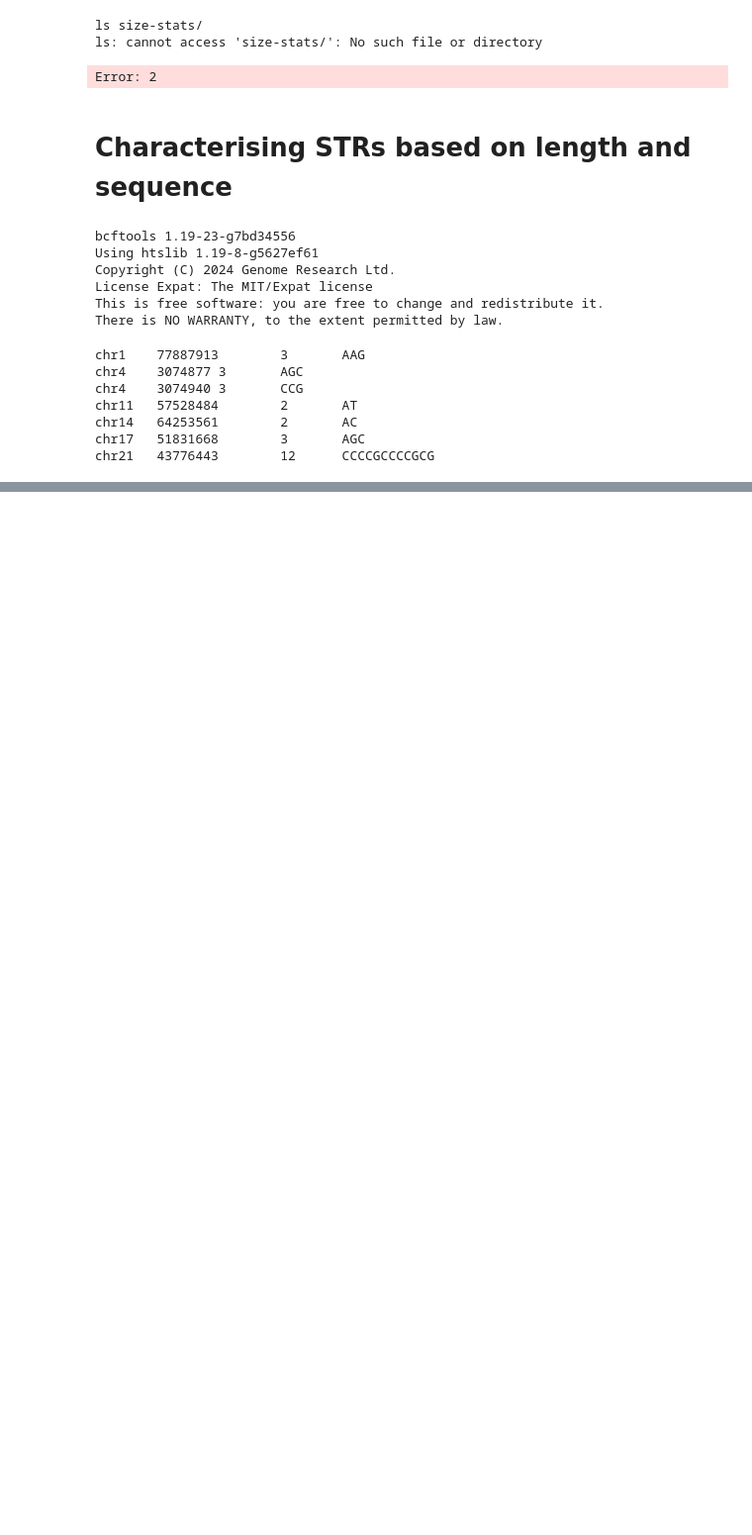
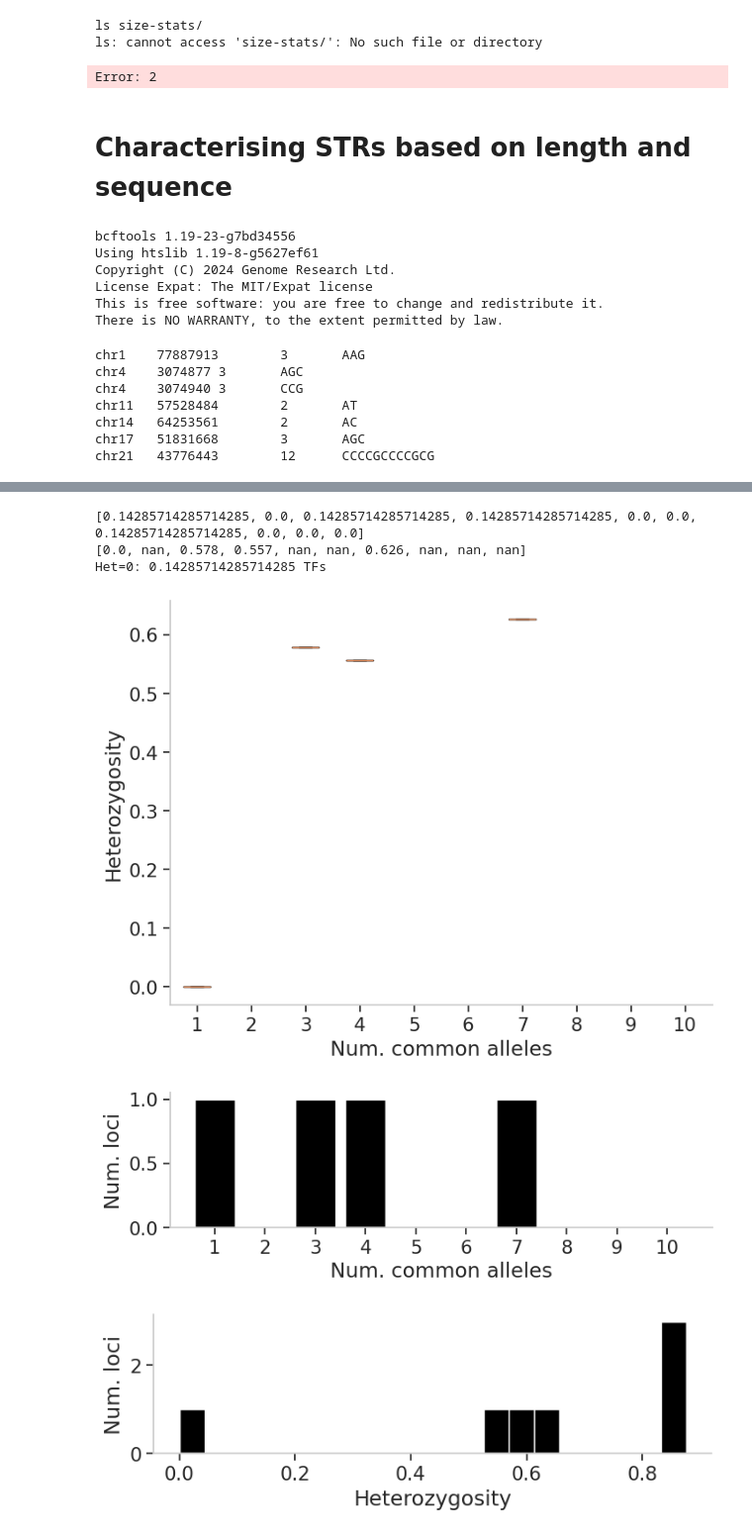
Before and after one commit to yli091230/genotyping_repeats_tutorial, a Jupyter notebook: Part 2 downstream.ipynb, the cells around one changed output, grey strips where cells are left out. Shown: that part at 99% size. Drawn from its saved outputs; the diff is of its cells as text; code cells hidden in the pictures; blank space fills up the shorter version.

```diff
--- a/Part 2 downstream.ipynb
+++ b/Part 2 downstream.ipynb
@@ -224,0 +322,73 @@ for (chrom, pos, name, expthresh) in [("chr17", 51831667, "CA10", 65), \
+# %%
+# reading in data
+dfs = []
+
+data = pd.read_csv("downstream/het.stats.tab", sep="\t")
+perdata = pd.read_csv("downstream/het.period.tab", sep="\t", names=["chrom","start","period"])
+data = pd.merge(data, perdata, on=["chrom","start"])
+dfs.append(data)
+
+data = pd.concat(dfs)
+data_other = data[data["period"] != 1]
+# data_hom = data[data["period"] == 1]
+# %%
+MAX_N = 10
+
+for (prefix, df) in [("other",data_other)]:
+    # Plot num alleles vs. het
+    fig = plt.figure()
+    fig.set_size_inches((8, 6))
+    ax = fig.add_subplot(111)
+    ax.spines['right'].set_visible(False)
+    ax.spines['top'].set_visible(False)
+    ax.yaxis.set_ticks_position('left')
+    ax.xaxis.set_ticks_position('bottom')
+
+    boxdata = []
+    for n in range(1, MAX_N+1):
+        boxdata.append(list(df[df["nalleles-all"]==n]["het-all"]))
+    ax.boxplot(boxdata, sym="");
+    ax.set_xlabel("Num. common alleles")
+    ax.set_ylabel("Heterozygosity");
+    fig.savefig("HetVsNallele-Boxplot-%s.pdf"%prefix)
+
+    fig = plt.figure()
+    ax = fig.add_subplot(111)
+    fig.set_size_inches((8, 2))
+    ax.spines['right'].set_visible(False)
+    ax.spines['top'].set_visible(False)
+    ax.yaxis.set_ticks_position('left')
+    ax.xaxis.set_ticks_position('bottom')
+    ax.bar(range(1, MAX_N+1), [df[df["nalleles-all"]==n].shape[0] for n in range(1, MAX_N+1)], color="black");
+    ax.set_xticks(range(1,MAX_N+1))
+    ax.set_xticklabels(range(1,MAX_N+1));
+    ax.set_xlabel("Num. common alleles")
+    ax.set_ylabel("Num. loci");
+    fig.savefig("HetVsNallele-NAlleleHist-%s.pdf"%prefix)
+
+    # Print percentages to annotate and cite in the text
+    print([df[df["nalleles-all"]==n].shape[0]/df.shape[0] for n in range(1, MAX_N+1)])
+    print([np.mean(df[df["nalleles-all"]==n]["het-all"]) for n in range(1, MAX_N+1)])
+
+    # How many have het nearly 0?
+    x = (df[df["het-all"]<0.001].shape[0])/(df.shape[0])
+    print("Het=0: %s TFs"%x)
+
+    fig = plt.figure()
+    ax = fig.add_subplot(111)
+    fig.set_size_inches((8, 2))
+    ax.spines['right'].set_visible(False)
+    ax.spines['top'].set_visible(False)
+    ax.yaxis.set_ticks_position('left')
+    ax.xaxis.set_ticks_position('bottom')
+    ax.hist(df["het-all"], color="black", bins=20)
+    ax.set_xlabel("Heterozygosity")
+    ax.set_ylabel("Num. loci");
+    fig.savefig("HetVsNallele-HetHist-%s.pdf"%prefix)
+# %% [output]
+[0.14285714285714285, 0.0, 0.14285714285714285, 0.14285714285714285, 0.0, 0.0, 0.14285714285714285, 0.0, 0.0, 0.0]
+[0.0, nan, 0.578, 0.557, nan, nan, 0.626, nan, nan, nan]
+Het=0: 0.14285714285714285 TFs
+[figure, added]
+[figure, added]
+[figure, added]
```
Also changed, not shown: parts of 18 cells of this notebook, 2 other files.
